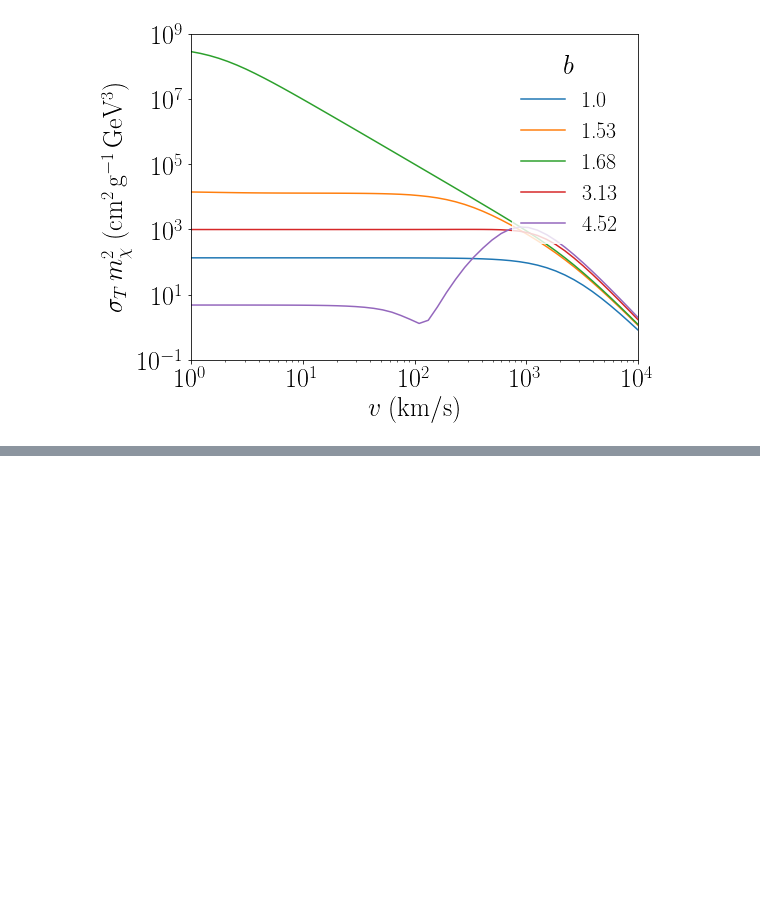
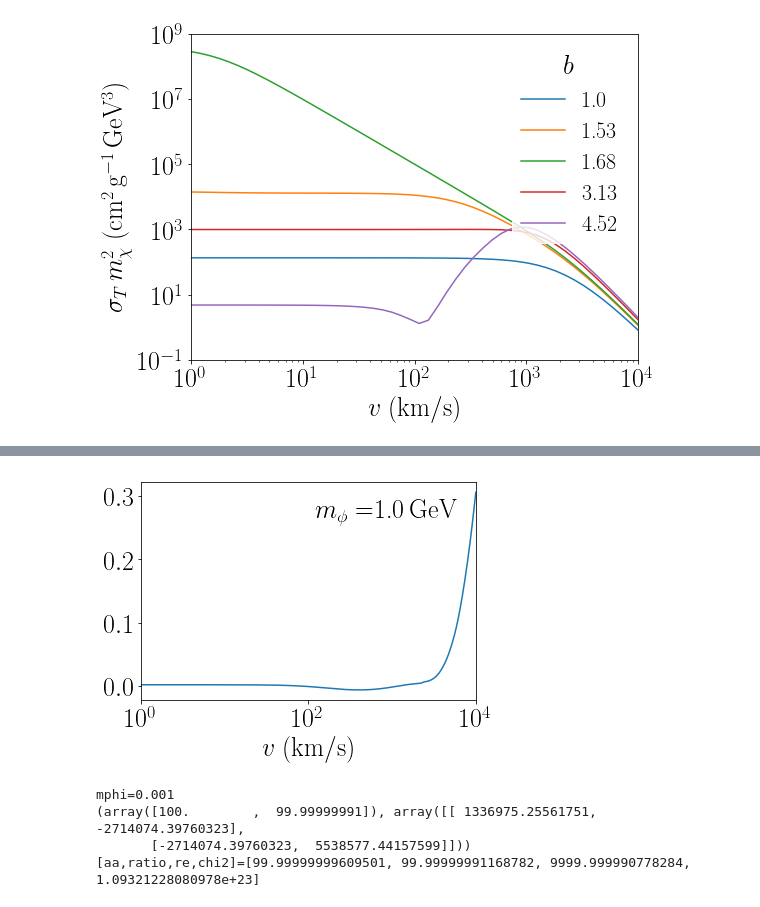
Before and after one commit to LauraSagunski/Self-interaction-cross-section, a Jupyter notebook: Self-interaction_cross_section.ipynb, the cells around one changed output, grey strips where cells are left out. Drawn from its saved outputs; the diff is of its cells as text; code cells hidden in the pictures; blank space fills up the shorter version.

```diff
--- a/Self-interaction_cross_section.ipynb
+++ b/Self-interaction_cross_section.ipynb
@@ -140,0 +271,39 @@ pl.show() #Ok. In accordance with Fig. 3 in Sean's paper 1302.3898.
+# %%
+pl.plot(vvals,(sigmaT_times_m2vals-sigmaT_times_m2valsChu)/sigmaT_times_m2valsChu)
+pl.xscale('log')
+#pl.yscale('log')
+pl.xlim([1,10.**4.])
+#pl.ylim([0.1,10.**9.])
+pl.xlabel(r'$v\;{\rm (km/s)}$',fontsize=fontsize)
+#pl.ylabel(r'$\sigma_{T\,{\rm Sean}}-\sigma_{T\,{\rm Chu}} \, m_{\chi}^{2}\;{\rm (cm^{2}\,g^{-1}\,GeV^{3})}$',fontsize=fontsize)
+pl.legend(title=r'$m_{\phi}=$'+str(mphi)+r'$\,{\rm GeV}$',bbox_to_anchor=[1.,1.],edgecolor='white',fontsize=legendfontsize)
+pl.show()
+# %% [output]
+[figure, added]
+# %%
+potential='attractive'
+alphaX=10.**(-2.)
+mX=100. #GeV
+#b=4.52
+#mphi=(alphaX*mX)/b
+mphi=0.001 #GeV
+print('mphi='+str(mphi))
+
+sigmaT_times_m2vals=np.array([sigmaT_times_m2(potential,alphaX,mX,mphi,v) for v in vvals])
+
+def sigmaT_times_m2Chufit(vvals,aa,ratio):
+    sigmaT_times_m2valsChu=np.array([sigmaT_times_m2Chu(mX,v,aa,ratio) for v in vvals])
+    return sigmaT_times_m2valsChu
+
+popt, pcov =curve_fit(sigmaT_times_m2Chufit,vvals,sigmaT_times_m2vals,bounds=((0.,100.)),max_nfev=100)
+print(popt, pcov)
+[aa,ratio]=popt
+re=ratio*aa
+sigmaT_times_m2valsChu=np.array([sigmaT_times_m2Chu(mX,v,aa,ratio) for v in vvals])
+chi2=sum(np.array(sigmaT_times_m2vals-sigmaT_times_m2valsChu)**2.)
+print('[aa,ratio,re,chi2]='+str([aa,ratio,re,chi2]))
+# %% [output]
+mphi=0.001
+(array([100.        ,  99.99999991]), array([[ 1336975.25561751, -2714074.39760323],
+       [-2714074.39760323,  5538577.44157599]]))
+[aa,ratio,re,chi2]=[99.99999999609501, 99.99999991168782, 9999.999990778284, 1.09321228080978e+23]
```
Also changed, not shown: parts of 14 cells of this notebook, 1 other file.
